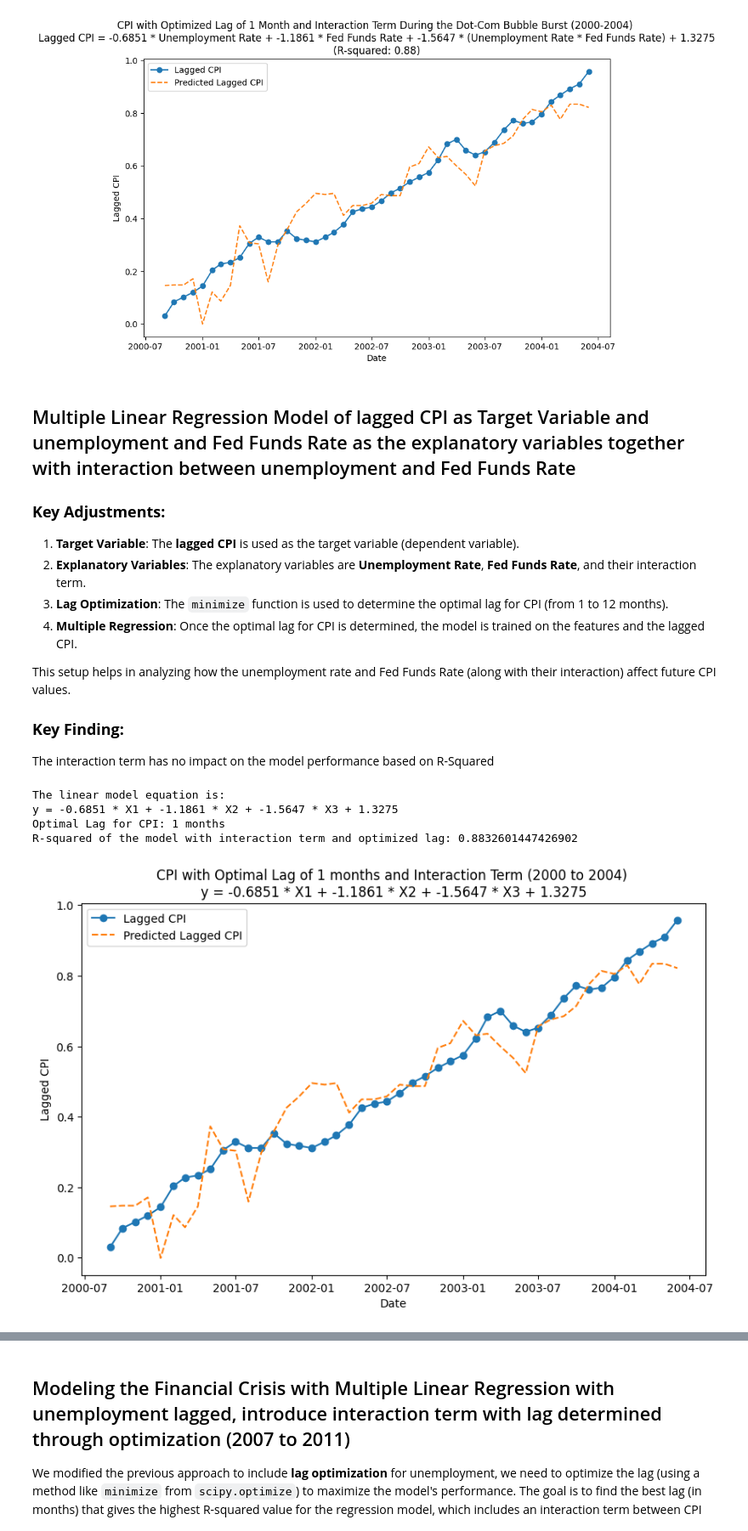
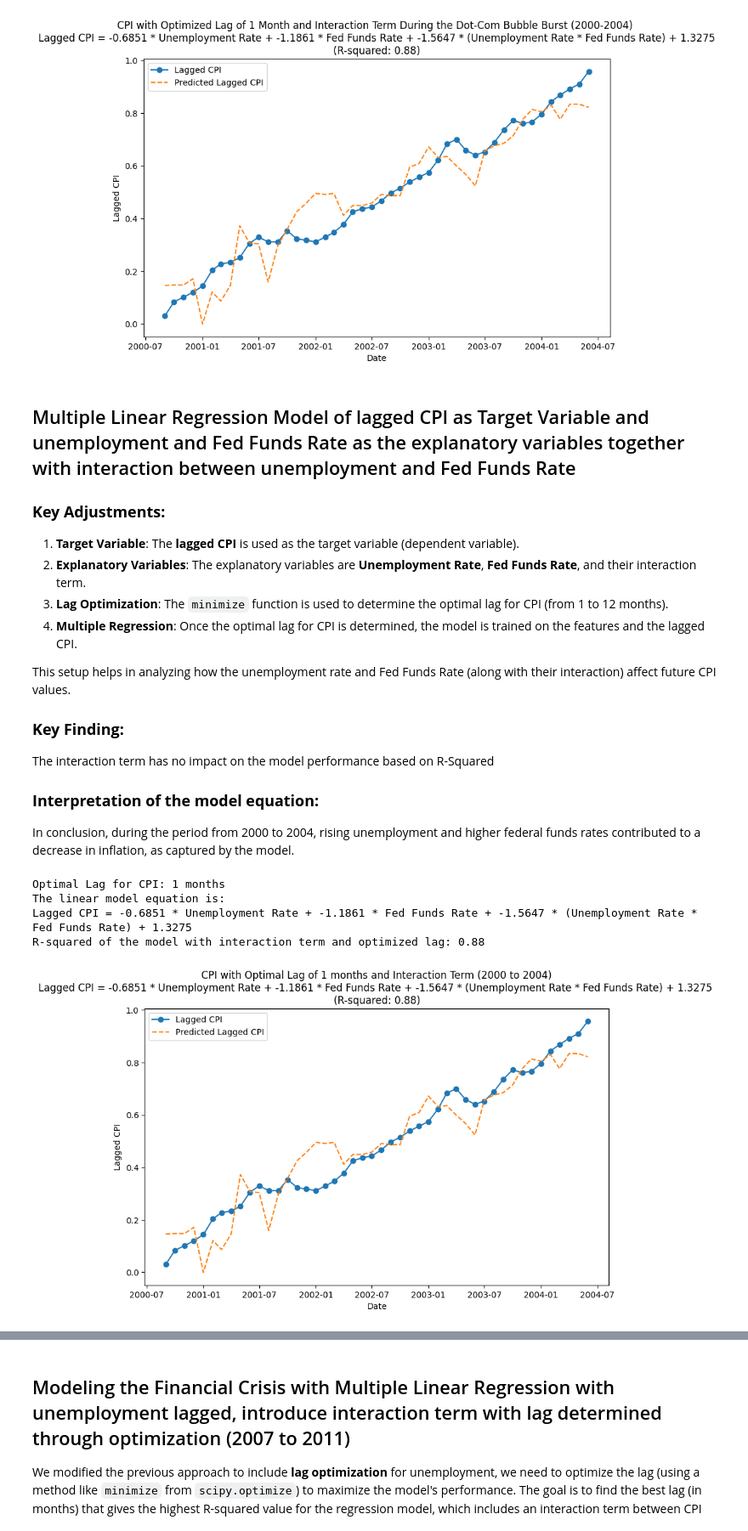
Before and after one commit to hawa1983/DATA-608, a Jupyter notebook: DATA_608_HW2_Analytical_Approach.ipynb, the cells around one changed output, grey strips where cells are left out. Shown at 85% size. Cells and saved outputs as stored; diff of their text form; code cells hidden in the pictures.

```diff
--- a/DATA_608_HW2_Analytical_Approach.ipynb
+++ b/DATA_608_HW2_Analytical_Approach.ipynb
@@ -875,18 +879,21 @@ This setup helps in analyzing how the unemployment rate and Fed Funds Rate (alon
 
 ### **Key Finding:**
 The interaction term has no impact on the model performance based on R-Squared
+
+### **Interpretation of the model equation:**
+In conclusion, during the period from 2000 to 2004, rising unemployment and higher federal funds rates contributed to a decrease in inflation, as captured by the model.
 # %%
 import pandas as pd
 import numpy as np
 from sklearn.linear_model import LinearRegression
 from sklearn.metrics import r2_score
 from sklearn.preprocessing import MinMaxScaler
-from scipy.optimize import minimize
 import matplotlib.pyplot as plt
 import requests
+from scipy.optimize import minimize
 
 # Function to retrieve data from the FRED API
-def get_fred_data(series_id, api_key, start_date='1998-01-01', end_date='2004-06-01'):
+def get_fred_data(series_id, api_key, start_date='1998-01-01', end_date='2011-01-01'):
     url = f"https://api.stlouisfed.org/fred/series/observations"
     params = {
         'series_id': series_id,
@@ -954,54 +961,53 @@ def compute_r_squared(lag, data):
 # Optimization to find the best lag (from 1 month to 12 months)
 result = minimize(compute_r_squared, x0=1, args=(merged_df,), bounds=[(1, 12)], method='L-BFGS-B')
 
-# Extract coefficients and intercept
-coefficients = model.coef_  # This gives you the array of coefficients (slopes)
-intercept = model.intercept_  # This gives you the intercept (constant)
-
-# Display the equation
-equation = "y = "
-for i, coef in enumerate(coefficients):
-    equation += f"{coef:.4f} * X{i+1} + "  # Format the coefficient and add the corresponding term
-equation += f"{intercept:.4f}"  # Add the intercept at the end
-
-# Print the equation
-print(f"The linear model equation is:\n{equation}")
-
-
 # Get the best lag value
 best_lag = int(result.x[0])
 print(f'Optimal Lag for CPI: {best_lag} months')
 
 # Apply the best lag to the CPI data
 merged_df['Lagged_CPI'] = merged_df['CPI'].shift(best_lag)
 merged_df.dropna(inplace=True)
 
 # Perform the multiple regression with the lagged CPI data and the interaction term
 X = merged_df[['Unemployment Rate', 'FEDFUNDS', 'Unemployment_FEDFUNDS_Interaction']]
 y = merged_df['Lagged_CPI']
 
 model = LinearRegression()
 model.fit(X, y)
 y_pred = model.predict(X)
 
+# Extract coefficients and intercept
+coefficients = model.coef_  # This gives you the array of coefficients (slopes)
+intercept = model.intercept_  # This gives you the intercept (constant)
+
+# Calculate R-squared value
+r_squared = r2_score(y, y_pred)
+
+# Construct the equation
+equation = f"Lagged CPI = {coefficients[0]:.4f} * Unemployment Rate + {coefficients[1]:.4f} * Fed Funds Rate + {coefficients[2]:.4f} * (Unemployment Rate * Fed Funds Rate) + {intercept:.4f}"
+
+# Print the equation
+print(f"The linear model equation is:\n{equation}")
+
 # Print the R-squared value of the model
-print(f'R-squared of the model with interaction term and optimized lag: {r2_score(y, y_pred)}')
+print(f'R-squared of the model with interaction term and optimized lag: {r_squared:.2f}')
 
 # Plot the results
 plt.figure(figsize=(10, 6))
 plt.plot(merged_df['Date'], y, label='Lagged CPI', marker='o')
 plt.plot(merged_df['Date'], y_pred, label='Predicted Lagged CPI', linestyle='--')
 plt.xlabel('Date')
 plt.ylabel('Lagged CPI')
-plt.title(f'CPI with Optimal Lag of {best_lag} months and Interaction Term (2000 to 2004) \n{equation}')
+plt.title(f'CPI with Optimal Lag of {best_lag} months and Interaction Term (2000 to 2004)\n{equation} \n(R-squared: {r_squared:.2f})')
 plt.legend()
 plt.show()
 # %% [output]
+Optimal Lag for CPI: 1 months
 The linear model equation is:
-y = -0.6851 * X1 + -1.1861 * X2 + -1.5647 * X3 + 1.3275
-Optimal Lag for CPI: 1 months
-R-squared of the model with interaction term and optimized lag: 0.8832601447426902
+Lagged CPI = -0.6851 * Unemployment Rate + -1.1861 * Fed Funds Rate + -1.5647 * (Unemployment Rate * Fed Funds Rate) + 1.3275
+R-squared of the model with interaction term and optimized lag: 0.88
-[figure, old version]
+[figure, new version]
 # %%
 # Define color scheme based on time periods
 def rate_color_map(date):
```
Also changed, not shown: parts of 11 cells of this notebook.
